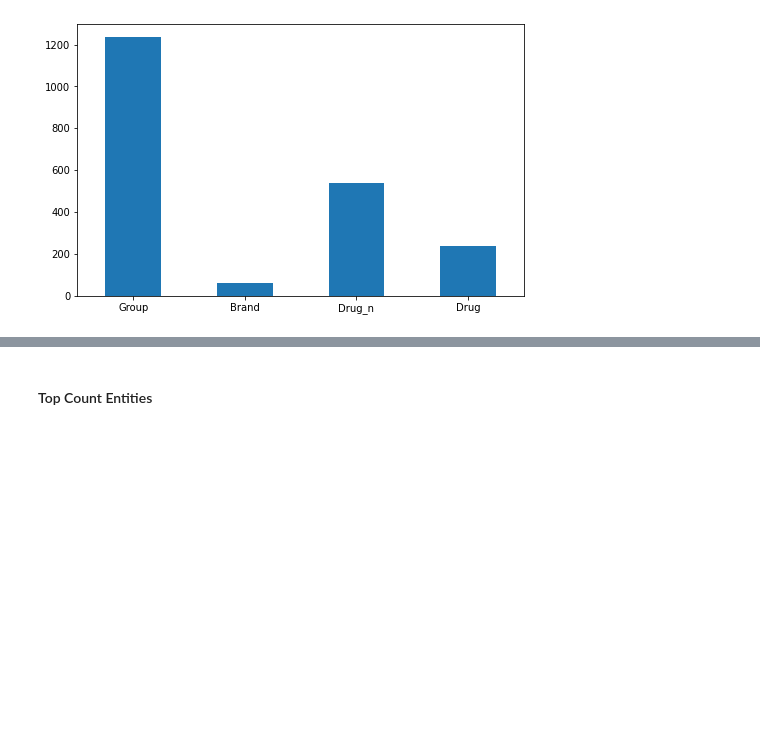
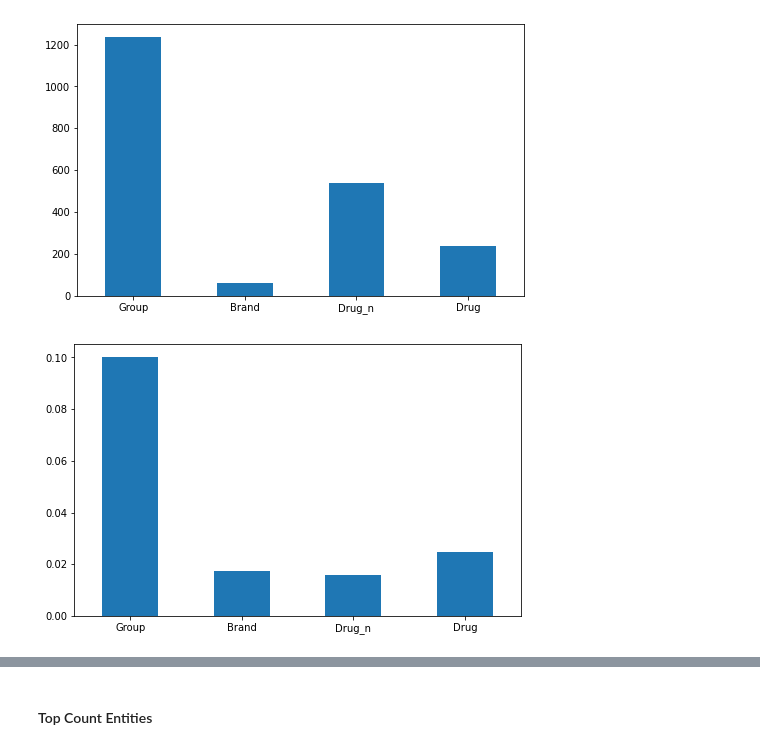
Before and after one commit to mponsclo/Advanced_Human_Language_Technologies, a Jupyter notebook: NERC Baseline.ipynb, the cells around one changed output, grey strips where cells are left out. Saved outputs shown, nothing was run; the diff lists cells and outputs as text; code cells hidden in the pictures; blank space fills up the shorter version.

```diff
--- a/NERC Baseline.ipynb
+++ b/NERC Baseline.ipynb
@@ -103,8 +102,8 @@ Examine (by hand or collecting simple statistics) the train dataset and try to i
 import xml.etree.ElementTree as ET
 import pandas as pd
 
-datadir = "/Users/mponsclo/Downloads/labAHLT/data/train"
-#datadir = "../labAHLT/data/train"
+#datadir = "/Users/mponsclo/Downloads/labAHLT/data/train"
+datadir = "../labAHLT/data/train"
 df = pd.DataFrame() # initialize Data Frame
 
 for f in listdir(datadir):
@@ -211,3 +211,13 @@ df3 = pd.DataFrame({'lab' : ['Group', 'Brand', 'Drug_n', 'Drug'], 'Count' : [gro
 ax = df3.plot.bar(x='lab', y = 'Count', figsize = (8,5), rot=0, legend = False, xlabel = '')
 # %% [output]
 [figure]
+# %%
+# check for the presence of digits
+df4 = pd.DataFrame({'lab' : ['Group', 'Brand', 'Drug_n', 'Drug'], 'Count' : [(group['Name'].apply(lambda word: 1 if True in [t in string.digits or t == '-' for t in word] else 0).sum())/group.shape[0],
+                                                                            (brand['Name'].apply(lambda word: 1 if True in [t in string.digits or t == '-' for t in word] else 0).sum())/brand.shape[0],
+                                                                            (drug['Name'].apply(lambda word: 1 if True in [t in string.digits or t == '-' for t in word] else 0).sum())/drug.shape[0],
+                                                                            (drug_n['Name'].apply(lambda word: 1 if True in [t in string.digits or t == '-' for t in word] else 0).sum())/drug.shape[0]]})
+
+ax = df4.plot.bar(x='lab', y = 'Count', figsize = (8,5), rot=0, legend = False, xlabel = '')
+# %% [output]
+[figure, added]
```
Also changed, not shown: parts of 3 cells of this notebook, 4 other files.
